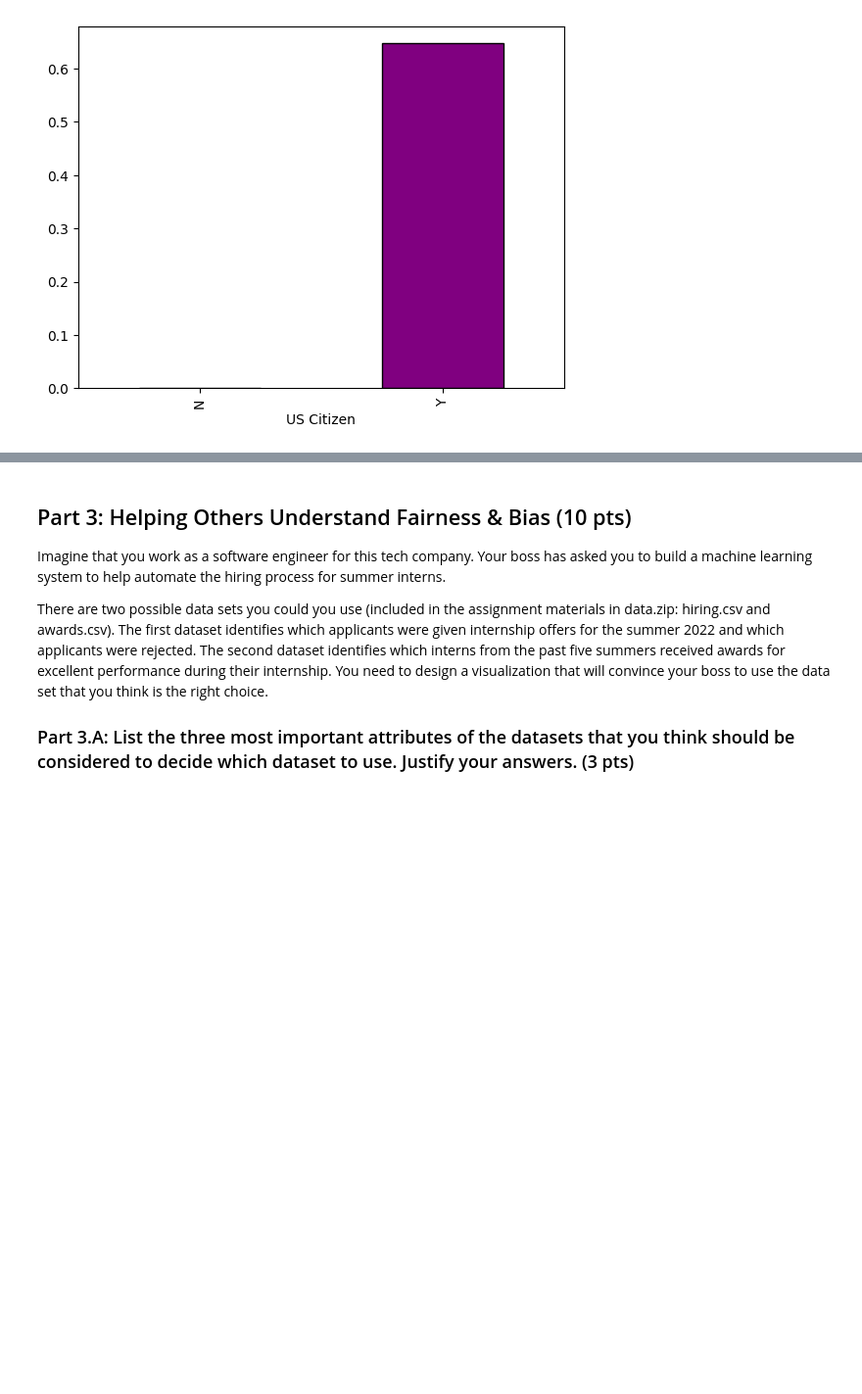
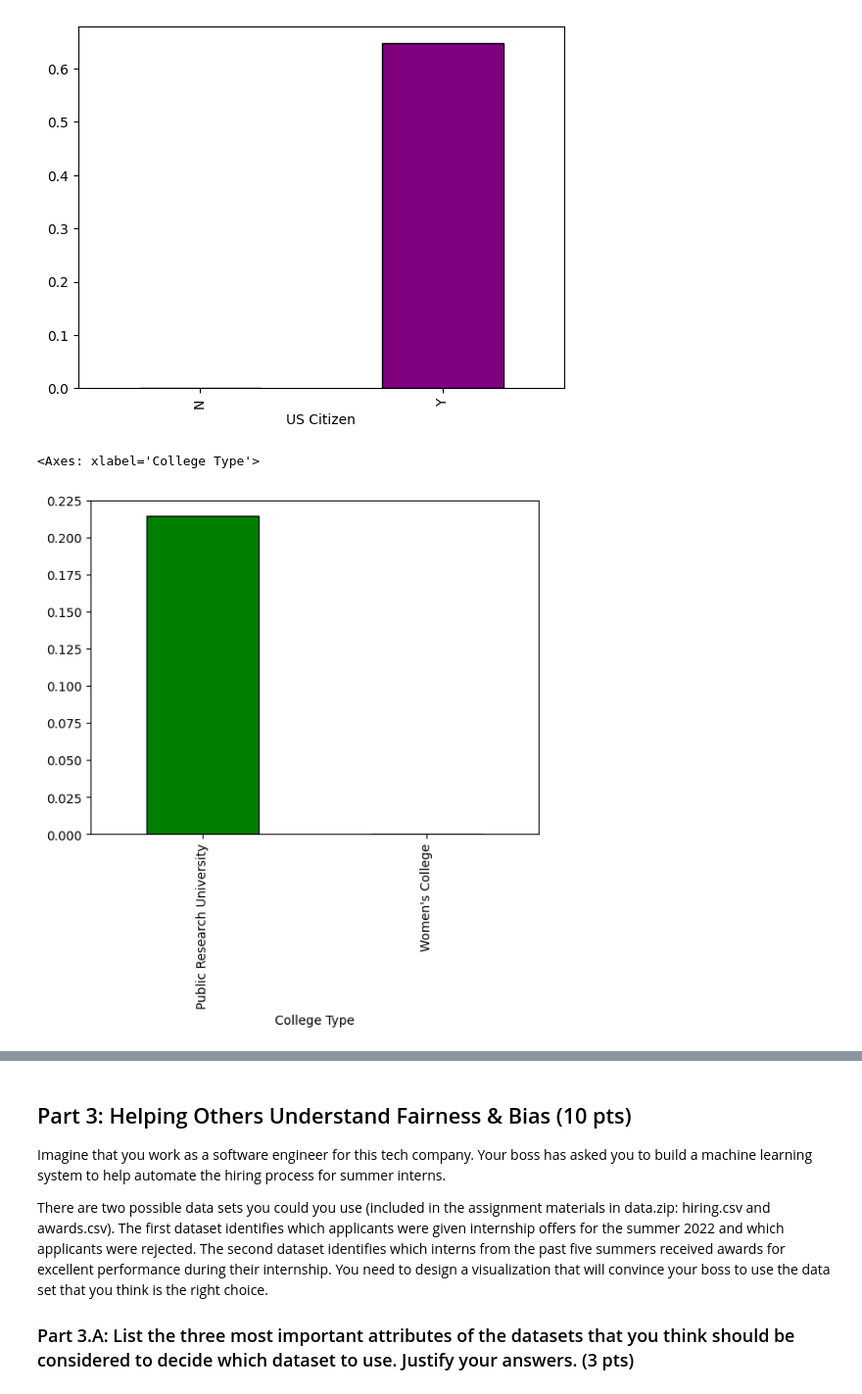
Before and after one commit to s-samsam225/chat-server, a Jupyter notebook: Week1.ipynb, the cells around one changed output, grey strips where cells are left out. Shown at 98% size. Drawn from its saved outputs; the diff is of its cells as text; code cells hidden in the pictures; blank space fills up the shorter version.

```diff
--- a/Week1.ipynb
+++ b/Week1.ipynb
@@ -93,0 +94,5 @@ awards_df = pd.read_csv('hw1data/awards.csv', low_memory=False) # read the csv f
+# %%
+awards_df.groupby("College Type")["Received Award"].apply(lambda x: (x == "Y").mean()).plot(kind="bar", color="green", edgecolor="black")
+# %% [output]
+<Axes: xlabel='College Type'>
+[figure, added]
```
Also changed, not shown: parts of 2 cells of this notebook.
